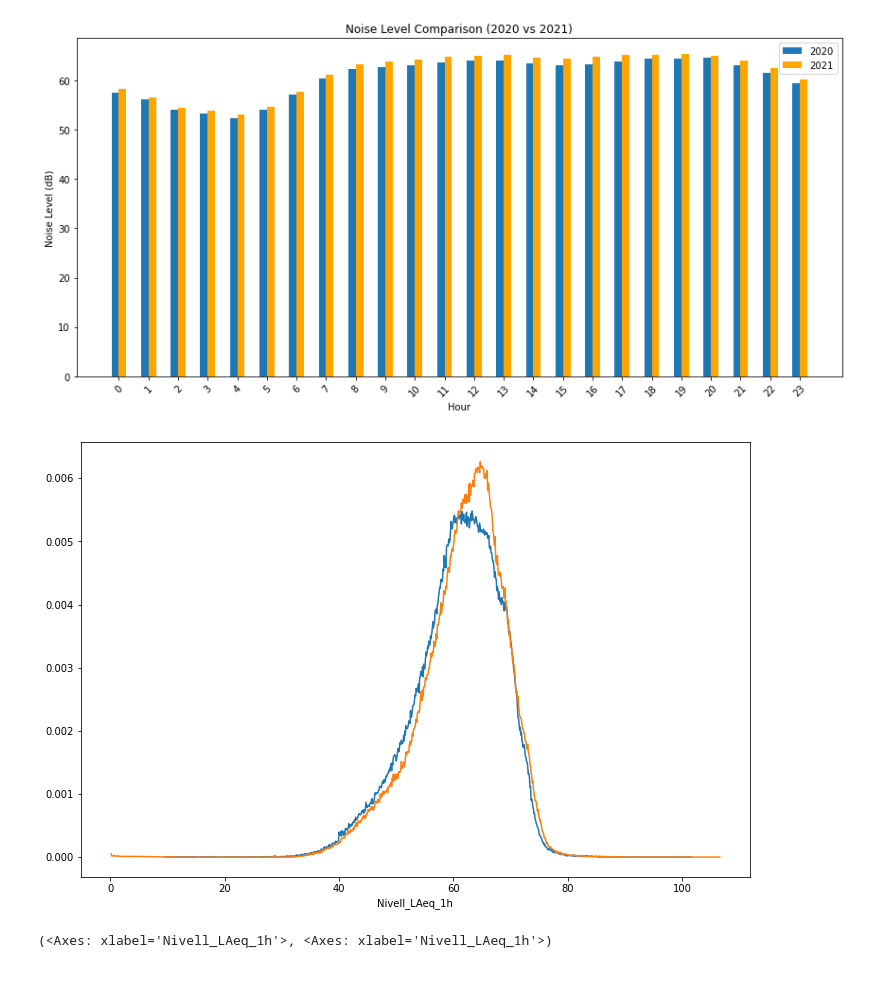
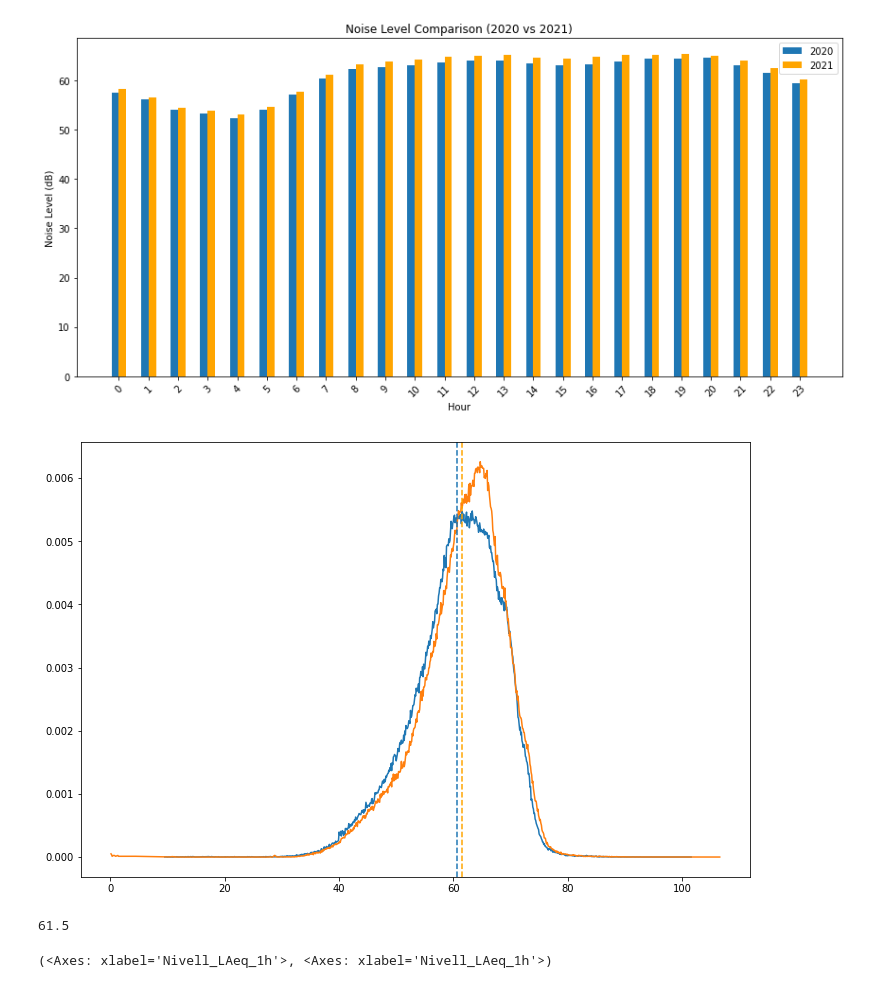
Before and after one commit to ivanseldas/COVID-Noise-Impact-Barcelona, a Jupyter notebook: notebooks/noise_bcn.ipynb, the cells around one changed output. Cells and saved outputs as stored; diff of their text form; code cells hidden in the pictures.

```diff
--- a/notebooks/noise_bcn.ipynb
+++ b/notebooks/noise_bcn.ipynb
@@ -163,12 +163,20 @@ plt.show()
 # %%
 plt.figure(figsize=(12,8))
 pmf_2020 = Pmf.from_seq(noise_2020)
 pmf_2021 = Pmf.from_seq(noise_2021)
-pmf_2020.plot()
-pmf_2021.plot()
+
+# Plot the figure
+plt.plot(pmf_2020)
+plt.plot(pmf_2021)
+plt.axvline(np.mean(noise_2020), linestyle='--')
+plt.axvline(np.mean(noise_2021), color='orange', linestyle='--')
 plt.show()
 # %% [output]
-[figure, old version]
+[figure, new version]
+# %%
+np.median(noise_2020)
+# %% [output]
+61.5
 # %%
 cdf_2020 = Cdf.from_seq(noise_2020)
 cdf_2021 = Cdf.from_seq(noise_2021)
```
Also changed, not shown: parts of 3 cells of this notebook.
